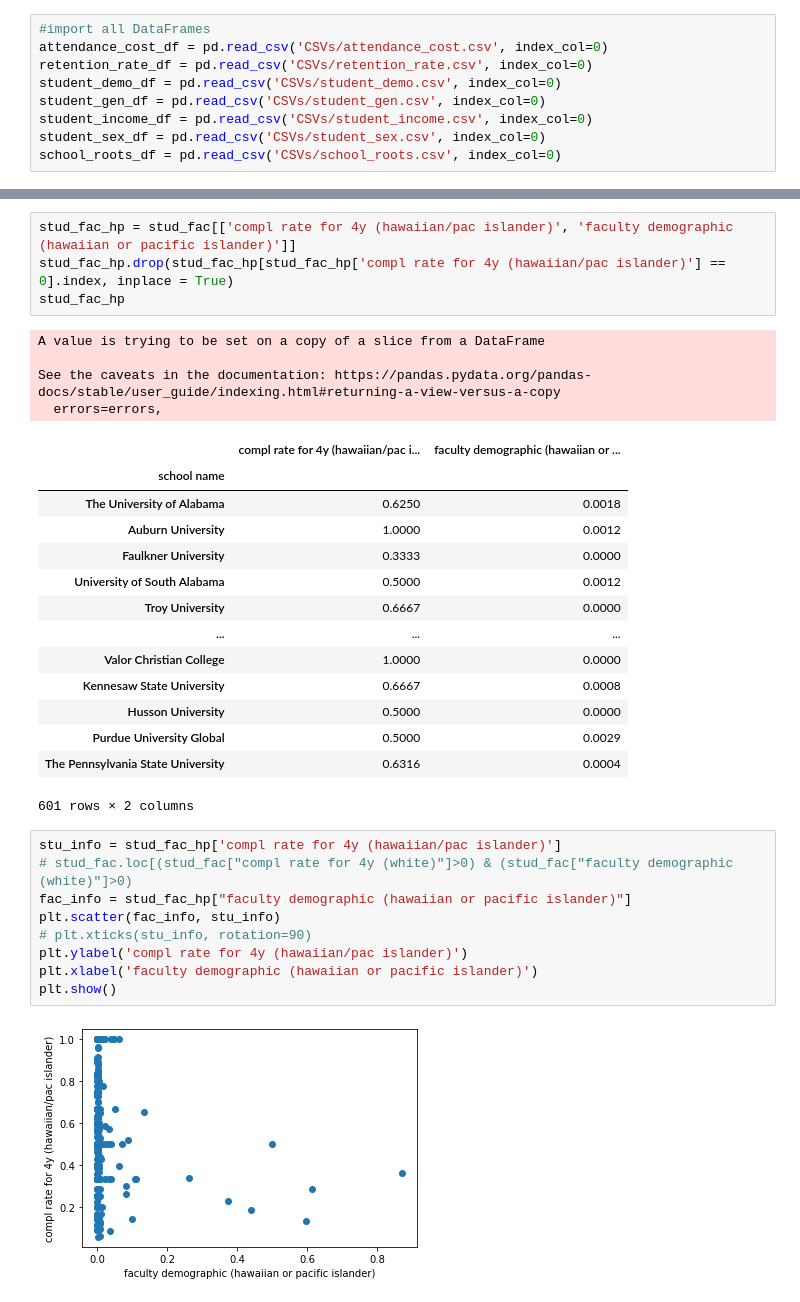
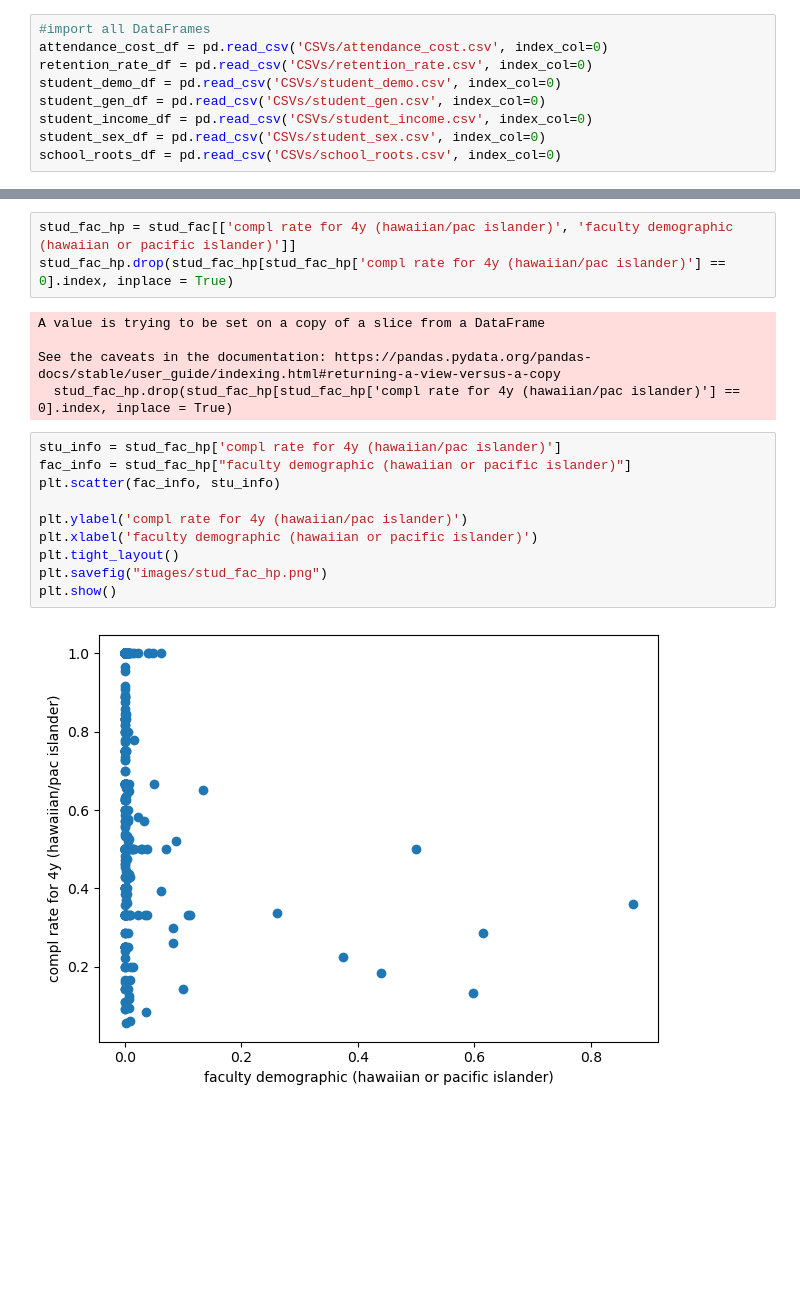
Before and after one commit to beccasolomon22/Student-Social-Analysis, a Jupyter notebook: DOE_Analysis_graphs.ipynb, the cells around one changed output, grey strips where cells are left out. Saved outputs shown, nothing was run; the diff lists cells and outputs as text; blank space fills up the shorter version.

```diff
--- a/DOE_Analysis_graphs.ipynb
+++ b/DOE_Analysis_graphs.ipynb
@@ -150,37 +73,23 @@ plt.show()
 # %%
 stud_fac_hp = stud_fac[['compl rate for 4y (hawaiian/pac islander)', 'faculty demographic (hawaiian or pacific islander)']]
 stud_fac_hp.drop(stud_fac_hp[stud_fac_hp['compl rate for 4y (hawaiian/pac islander)'] == 0].index, inplace = True)
-stud_fac_hp
 # %% [output]
 A value is trying to be set on a copy of a slice from a DataFrame
 
 See the caveats in the documentation: https://pandas.pydata.org/pandas-docs/stable/user_guide/indexing.html#returning-a-view-versus-a-copy
-  errors=errors,
+  stud_fac_hp.drop(stud_fac_hp[stud_fac_hp['compl rate for 4y (hawaiian/pac islander)'] == 0].index, inplace = True)
-|  | compl rate for 4y (hawaiian/pac i... | faculty demographic (hawaiian or ... |
-| school name |  |  |
-| The University of Alabama | 0.6250 | 0.0018 |
-| Auburn University | 1.0000 | 0.0012 |
-| Faulkner University | 0.3333 | 0.0000 |
-| University of South Alabama | 0.5000 | 0.0012 |
-| Troy University | 0.6667 | 0.0000 |
-| ... | ... | ... |
-| Valor Christian College | 1.0000 | 0.0000 |
-| Kennesaw State University | 0.6667 | 0.0008 |
-| Husson University | 0.5000 | 0.0000 |
-| Purdue University Global | 0.5000 | 0.0029 |
-| The Pennsylvania State University | 0.6316 | 0.0004 |
-601 rows × 2 columns
 # %%
 stu_info = stud_fac_hp['compl rate for 4y (hawaiian/pac islander)']
-# stud_fac.loc[(stud_fac["compl rate for 4y (white)"]>0) & (stud_fac["faculty demographic (white)"]>0)
 fac_info = stud_fac_hp["faculty demographic (hawaiian or pacific islander)"]
 plt.scatter(fac_info, stu_info)
-# plt.xticks(stu_info, rotation=90)
+
 plt.ylabel('compl rate for 4y (hawaiian/pac islander)')
 plt.xlabel('faculty demographic (hawaiian or pacific islander)')
+plt.tight_layout()
+plt.savefig("images/stud_fac_hp.png")
 plt.show()
 # %% [output]
-[figure, old version]
+[figure, new version]
 # %%
 stud_fac_his = stud_fac[['compl rate for 4y (hispanic)', 'faculty demographic (hispanic)']]
 stud_fac_his.drop(stud_fac_his[stud_fac_his['compl rate for 4y (hispanic)'] == 0].index, inplace = True)
```
Also changed, not shown: parts of 24 cells of this notebook, 9 other files.
